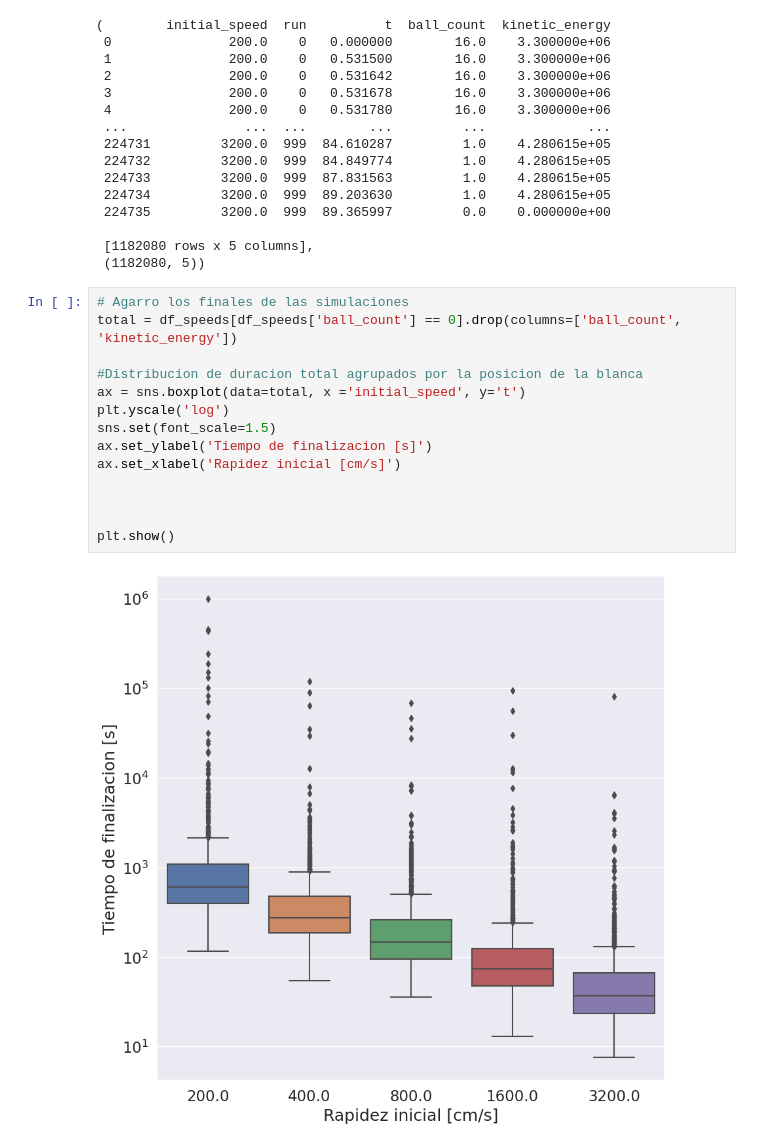
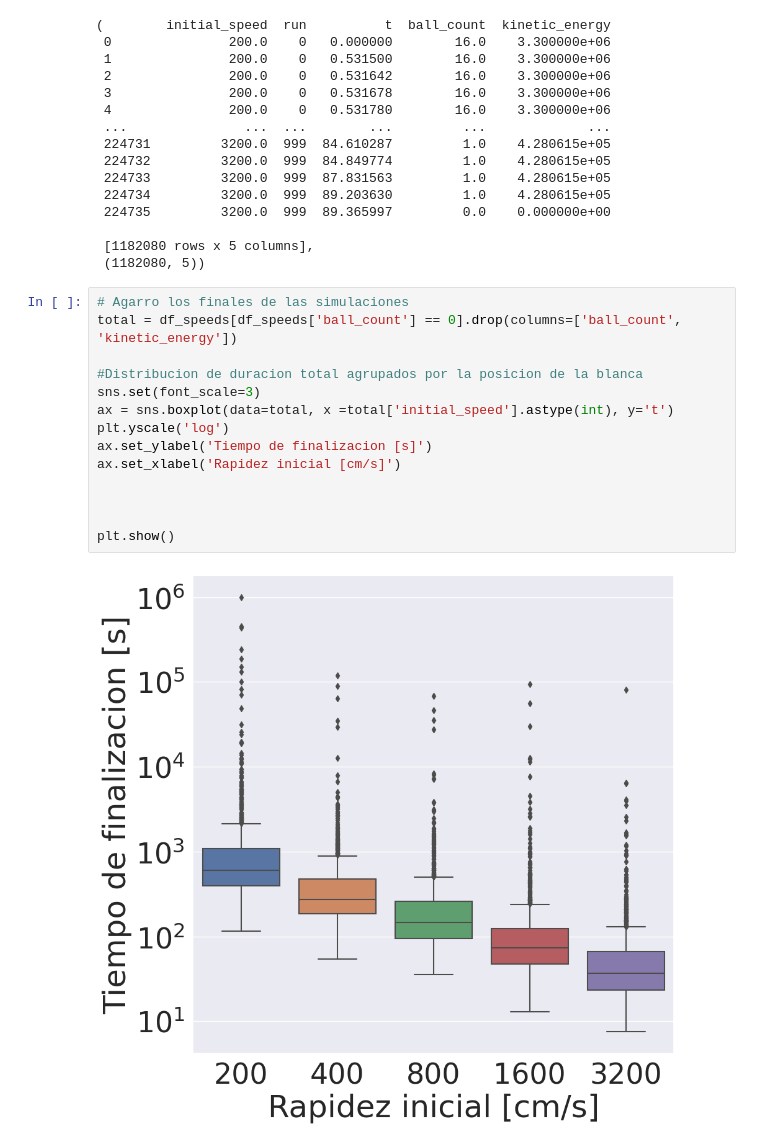
Before and after one commit to lvittor/ss, a Jupyter notebook: notebooks/tp3.ipynb, the cells around one changed output. Saved outputs shown, nothing was run; the diff lists cells and outputs as text.

```diff
--- a/notebooks/tp3.ipynb
+++ b/notebooks/tp3.ipynb
@@ -111,19 +113,19 @@ df_speeds, df_speeds.shape
 
  [1182080 rows x 5 columns],
  (1182080, 5))
-# %%
-# Agarro los finales de las simulaciones
-total = df_speeds[df_speeds['ball_count'] == 0].drop(columns=['ball_count', 'kinetic_energy'])
-
-#Distribucion de duracion total agrupados por la posicion de la blanca
-ax = sns.boxplot(data=total, x ='initial_speed', y='t')
-plt.yscale('log')
-sns.set(font_scale=1.5)
-ax.set_ylabel('Tiempo de finalizacion [s]')
-ax.set_xlabel('Rapidez inicial [cm/s]')
-
-
-
-plt.show()
-# %% [output]
-[figure, removed]
+# %%
+# Agarro los finales de las simulaciones
+total = df_speeds[df_speeds['ball_count'] == 0].drop(columns=['ball_count', 'kinetic_energy'])
+
+#Distribucion de duracion total agrupados por la posicion de la blanca
+sns.set(font_scale=3)
+ax = sns.boxplot(data=total, x =total['initial_speed'].astype(int), y='t')
+plt.yscale('log')
+ax.set_ylabel('Tiempo de finalizacion [s]')
+ax.set_xlabel('Rapidez inicial [cm/s]')
+
+
+
+plt.show()
+# %% [output]
+[figure, added]
```
Also changed, not shown: parts of 4 cells of this notebook.
